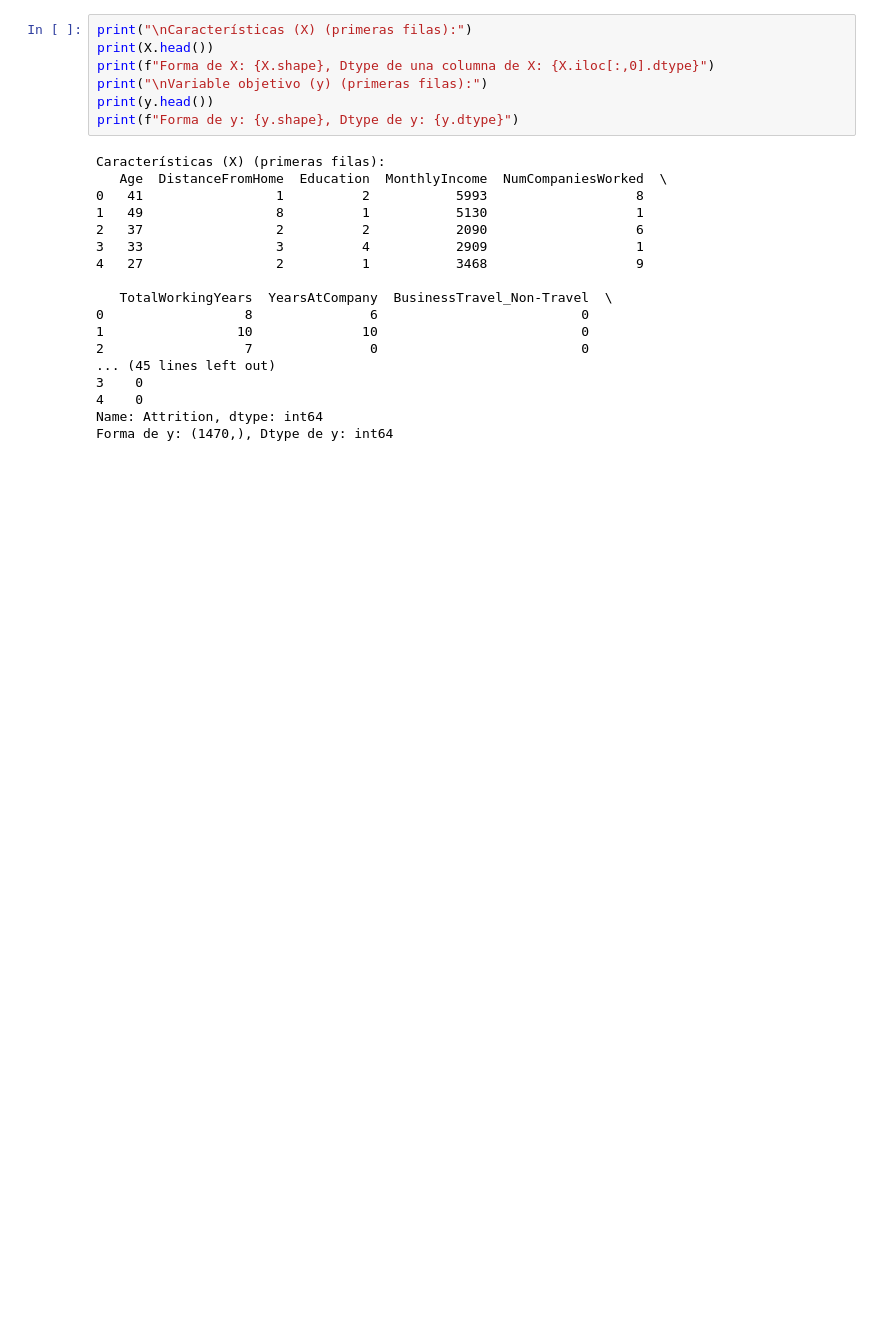
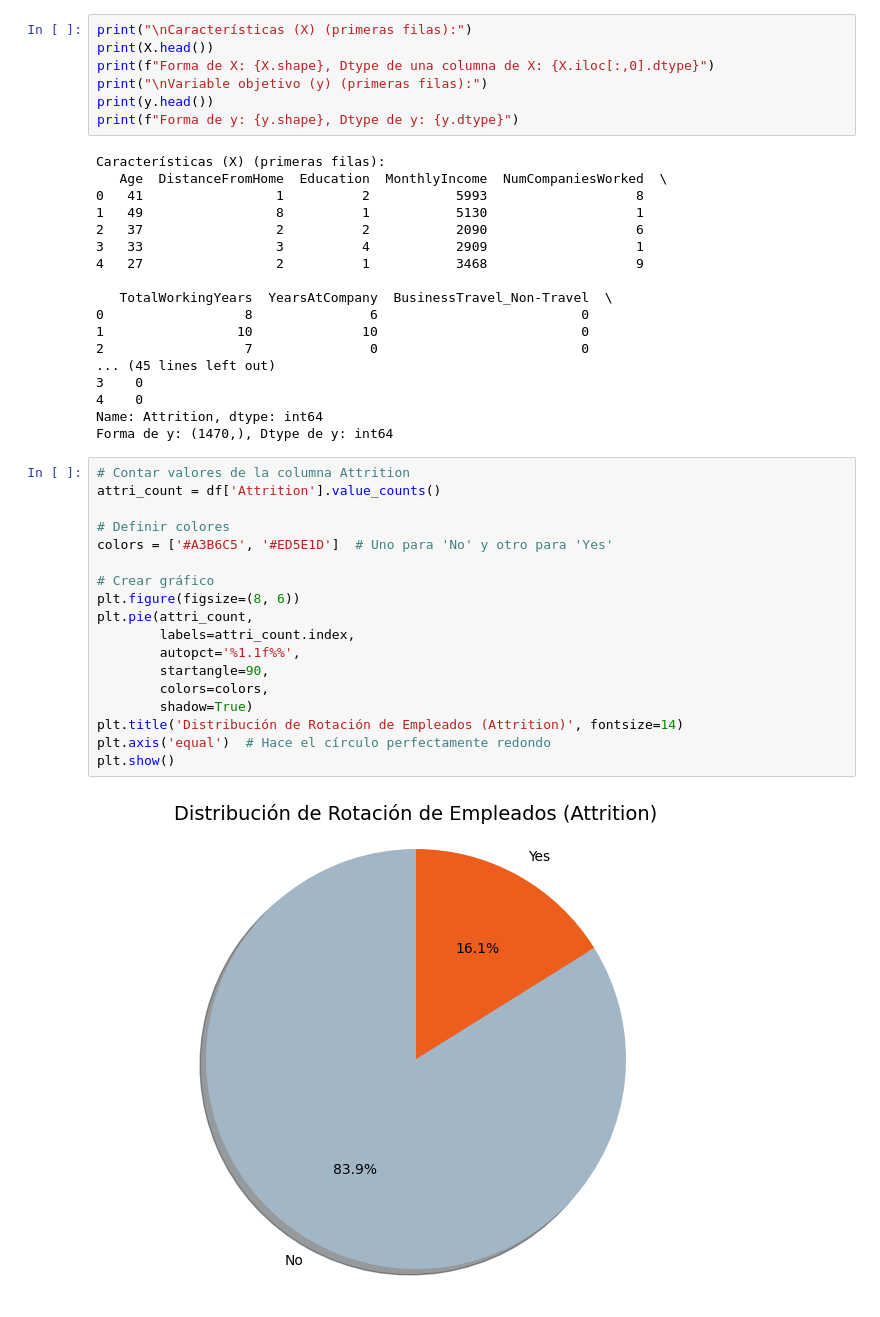
Before and after one commit to juanitoeldesastre/App-machine-leaning, a Jupyter notebook: A03/Employee-Churn/notebook/practica_empleado.ipynb, the cells around one changed output. Saved outputs shown, nothing was run; the diff lists cells and outputs as text; blank space fills up the shorter version.

```diff
--- a/A03/Employee-Churn/notebook/practica_empleado.ipynb
+++ b/A03/Employee-Churn/notebook/practica_empleado.ipynb
@@ -444,3 +444,23 @@ Características (X) (primeras filas):
 4    0
 Name: Attrition, dtype: int64
 Forma de y: (1470,), Dtype de y: int64
+# %%
+# Contar valores de la columna Attrition
+attri_count = df['Attrition'].value_counts()
+
+# Definir colores
+colors = ['#A3B6C5', '#ED5E1D']  # Uno para 'No' y otro para 'Yes'
+
+# Crear gráfico
+plt.figure(figsize=(8, 6))
+plt.pie(attri_count,
+        labels=attri_count.index,
+        autopct='%1.1f%%',
+        startangle=90,
+        colors=colors,
+        shadow=True)
+plt.title('Distribución de Rotación de Empleados (Attrition)', fontsize=14)
+plt.axis('equal')  # Hace el círculo perfectamente redondo
+plt.show()
+# %% [output]
+[figure, added]
```
Also changed, not shown: parts of 3 cells of this notebook, 4 other files.
